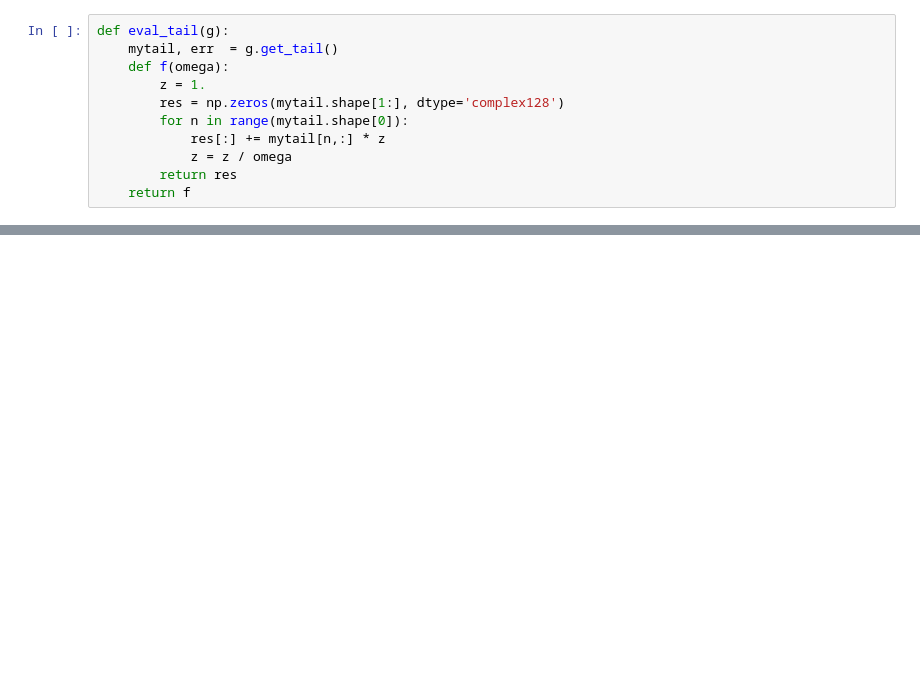
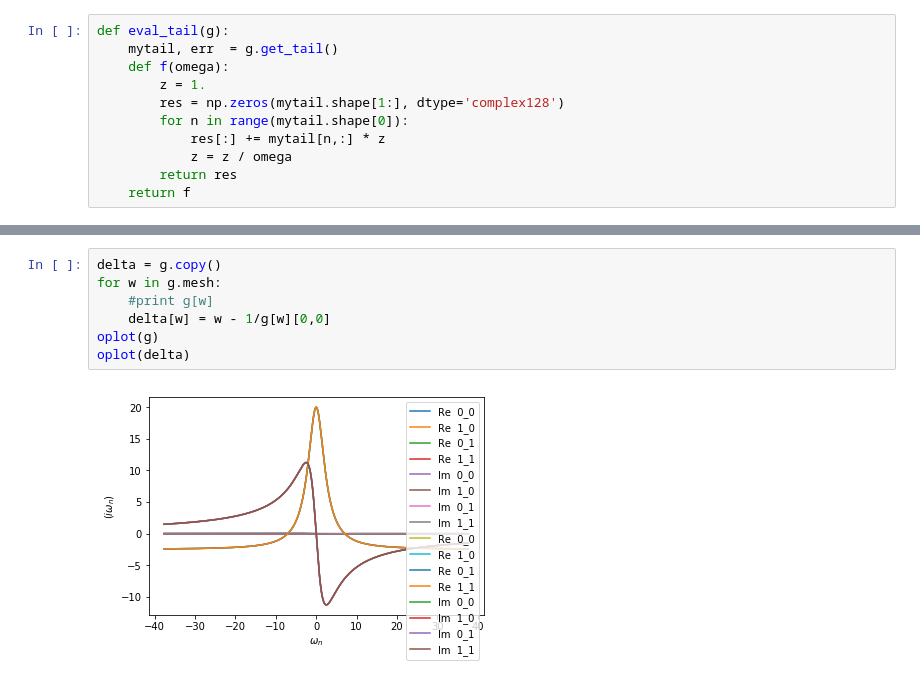
Before and after one commit to TRIQS/triqs, a Jupyter notebook: new_tail_test.ipynb, the cells around one changed output, grey strips where cells are left out. Saved outputs shown, nothing was run; the diff lists cells and outputs as text; blank space fills up the shorter version.

```diff
--- a/new_tail_test.ipynb
+++ b/new_tail_test.ipynb
@@ -72,0 +127,9 @@ def f(Nw) :
+# %%
+delta = g.copy()
+for w in g.mesh:
+    #print g[w]
+    delta[w] = w - 1/g[w][0,0]
+oplot(g)
+oplot(delta)
+# %% [output]
+[figure, added]
```
Also changed, not shown: parts of 18 cells of this notebook.
